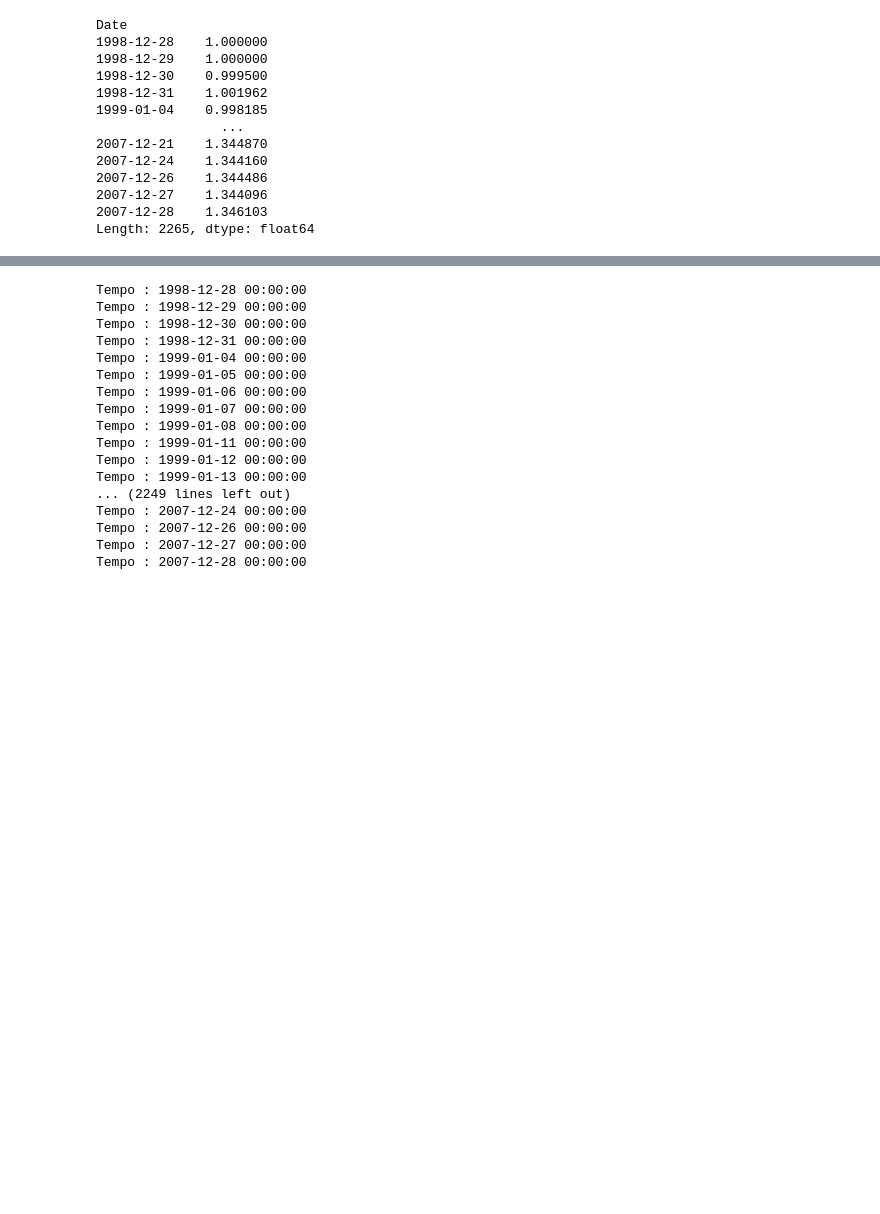
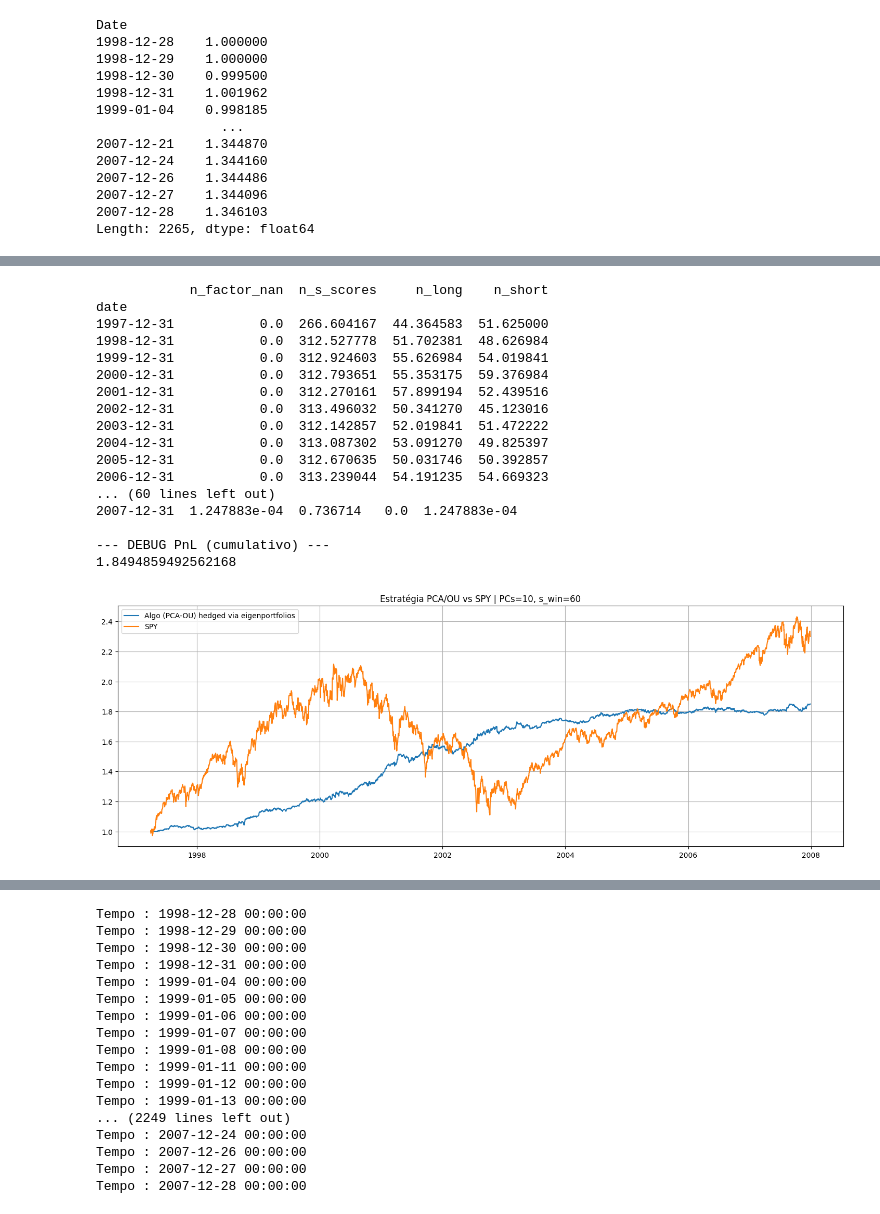
Before and after one commit to savio160502/Statistical-Arbitrage, a Jupyter notebook: run_backtest.ipynb, the cells around one changed output, grey strips where cells are left out. Cells and saved outputs as stored; diff of their text form; code cells hidden in the pictures; blank space fills up the shorter version.

```diff
--- a/run_backtest.ipynb
+++ b/run_backtest.ipynb
@@ -130,0 +294,35 @@ Tempo : 2007-12-28 00:00:00
+# %%
+# Rodar experimento 02 : (n = 10, sbo=1.25, sso=1.25, sbc=0.50, ssc=0.50, rebalanceamento_dias = 1)
+cum_algo, s_scores, w_eff = pca_portfolio_spy(
+    returns=returns,
+    returns_spy=returns_spy,
+    num_pc=10,
+    s_win=60,
+    sbo=1.25,           # buy-to-open se s < -sbo
+    sso=1.25,           # sell-to-open se s > +sso
+    sbc=0.50,           # close short se s < +sbc
+    ssc=0.50,          # close long se s > -ssc
+    eps_cost=0.0,
+    rebalanceamento_dias=1,
+    plot=True,
+    debug=True,
+)
+# %% [output]
+            n_factor_nan  n_s_scores     n_long    n_short
+date
+1997-12-31           0.0  266.604167  44.364583  51.625000
+1998-12-31           0.0  312.527778  51.702381  48.626984
+1999-12-31           0.0  312.924603  55.626984  54.019841
+2000-12-31           0.0  312.793651  55.353175  59.376984
+2001-12-31           0.0  312.270161  57.899194  52.439516
+2002-12-31           0.0  313.496032  50.341270  45.123016
+2003-12-31           0.0  312.142857  52.019841  51.472222
+2004-12-31           0.0  313.087302  53.091270  49.825397
+2005-12-31           0.0  312.670635  50.031746  50.392857
+2006-12-31           0.0  313.239044  54.191235  54.669323
+... (60 lines left out)
+2007-12-31  1.247883e-04  0.736714   0.0  1.247883e-04
+
+--- DEBUG PnL (cumulativo) ---
+1.8494859492562168
+[figure, added]
```
Also changed, not shown: parts of 36 cells of this notebook, 4 other files.
